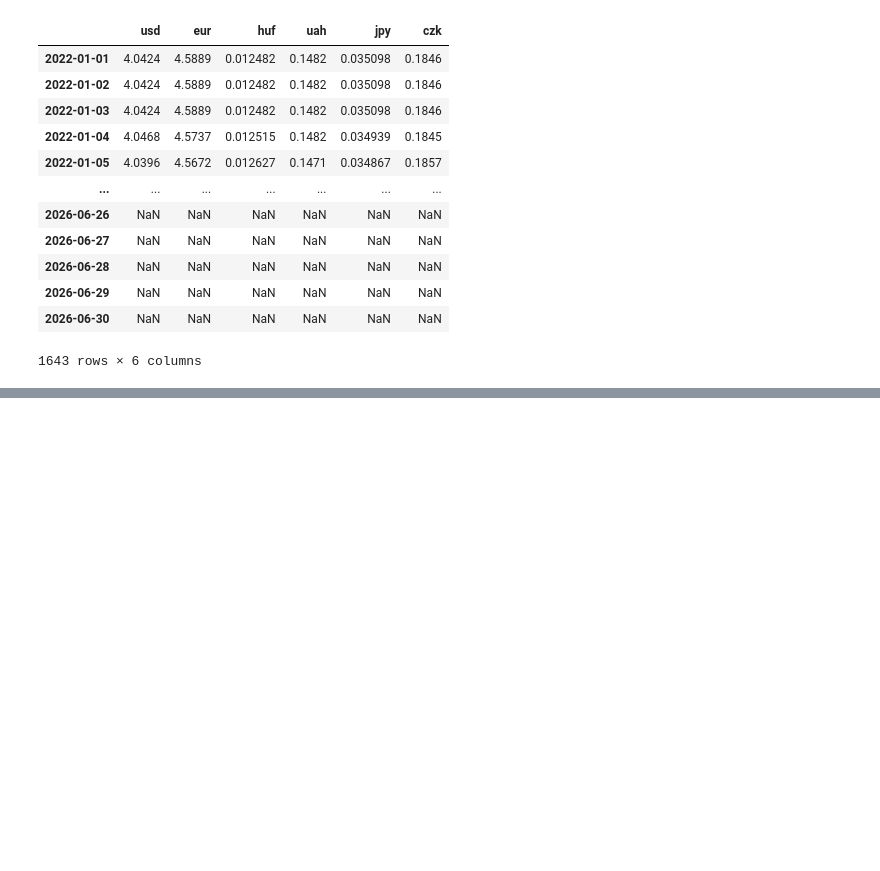
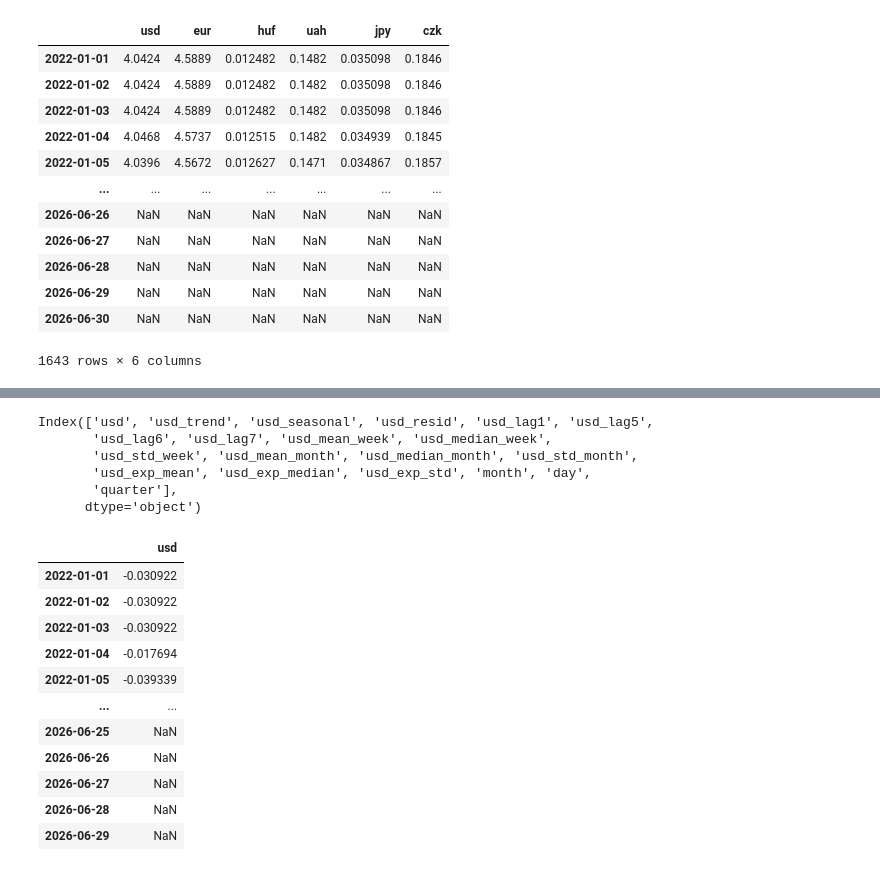
Before and after one commit to dradamm8/ExchangeRatesAnalysis, a Jupyter notebook: notebooks/projekt.ipynb, the cells around one changed output, grey strips where cells are left out. Cells and saved outputs as stored; diff of their text form; code cells hidden in the pictures; blank space fills up the shorter version.

```diff
--- a/notebooks/projekt.ipynb
+++ b/notebooks/projekt.ipynb
@@ -630,3 +675,24 @@ temp
+# %%
+usd_df.columns
+# %% [output]
+Index(['usd', 'usd_trend', 'usd_seasonal', 'usd_resid', 'usd_lag1', 'usd_lag5',
+       'usd_lag6', 'usd_lag7', 'usd_mean_week', 'usd_median_week',
+       'usd_std_week', 'usd_mean_month', 'usd_median_month', 'usd_std_month',
+       'usd_exp_mean', 'usd_exp_median', 'usd_exp_std', 'month', 'day',
+       'quarter'],
+      dtype='object')
 # %%
-df.index[-1] + timedelta(days = 14)
+y
 # %% [output]
+|  | usd |
+| 2022-01-01 | -0.030922 |
+| 2022-01-02 | -0.030922 |
+| 2022-01-03 | -0.030922 |
+| 2022-01-04 | -0.017694 |
+| 2022-01-05 | -0.039339 |
+| ... | ... |
+| 2026-06-25 | NaN |
+| 2026-06-26 | NaN |
+| 2026-06-27 | NaN |
+| 2026-06-28 | NaN |
+| 2026-06-29 | NaN |
```
Also changed, not shown: parts of 31 cells of this notebook, 1 other file.
